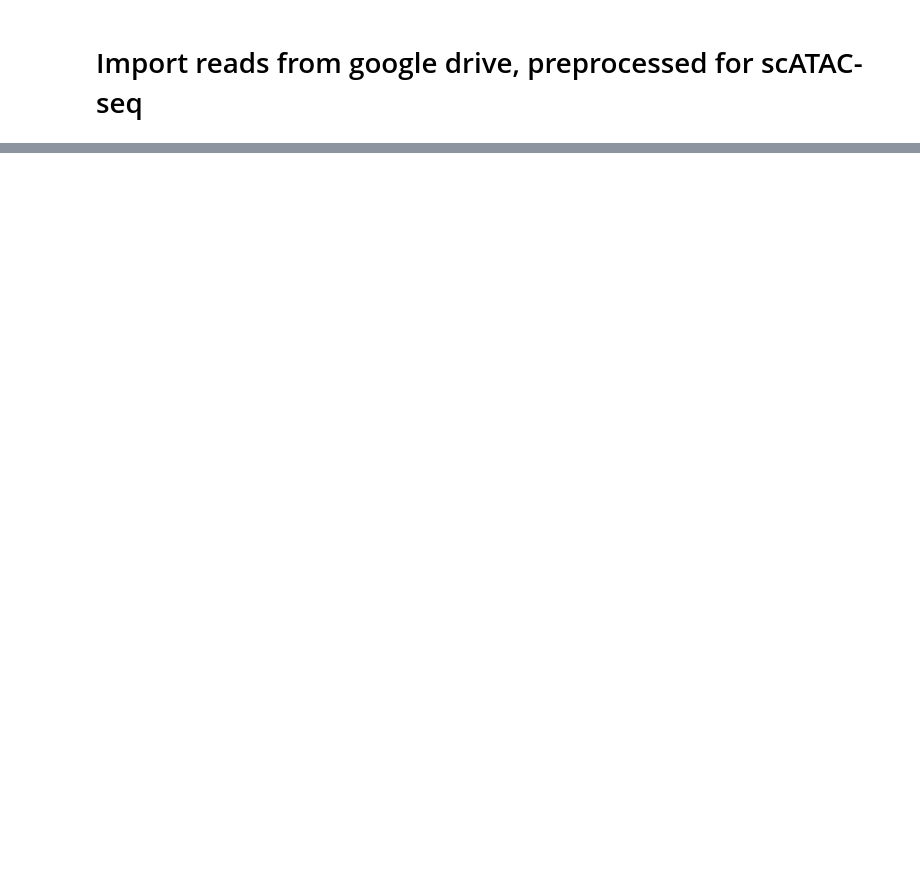
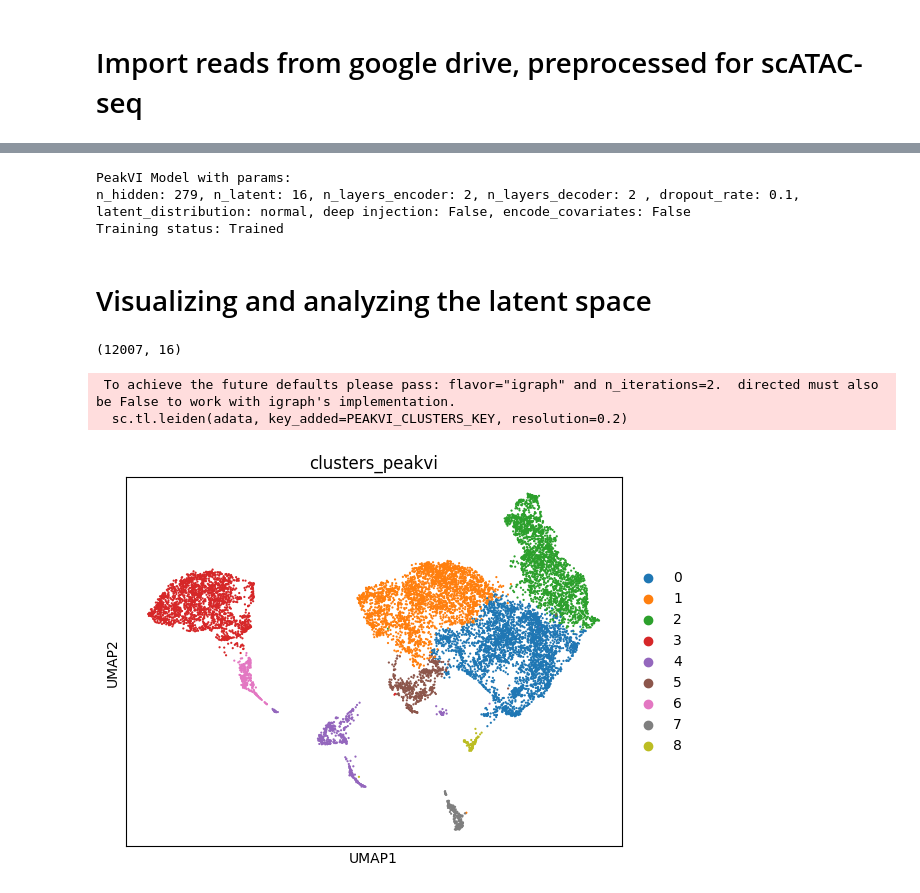
Before and after one commit to Droslj/scATAC-seq-complete-, a Jupyter notebook: scATAC_seq_(1)_scVI_exec.ipynb, the cells around one changed output, grey strips where cells are left out. Saved outputs shown, nothing was run; the diff lists cells and outputs as text; code cells hidden in the pictures; blank space fills up the shorter version.

```diff
--- a/scATAC_seq_(1)_scVI_exec.ipynb
+++ b/scATAC_seq_(1)_scVI_exec.ipynb
@@ -91,0 +165,3 @@ adata = sc.read_h5ad('/content/drive/MyDrive/Colab Notebooks/AD_combined_scvi.h5
+# %%
+model = scvi.model.PEAKVI(adata)
+model.train()
@@ -91,0 +208,33 @@ adata = sc.read_h5ad('/content/drive/MyDrive/Colab Notebooks/AD_combined_scvi.h5
+# %%
+model
+# %% [output]
+PeakVI Model with params:
+n_hidden: 279, n_latent: 16, n_layers_encoder: 2, n_layers_decoder: 2 , dropout_rate: 0.1,
+latent_distribution: normal, deep injection: False, encode_covariates: False
+Training status: Trained
+# %% [markdown]
+# Visualizing and analyzing the latent space
+# %%
+PEAKVI_LATENT_KEY = "X_peakvi"
+
+latent = model.get_latent_representation()
+adata.obsm[PEAKVI_LATENT_KEY] = latent
+latent.shape
+# %% [output]
+(12007, 16)
+# %%
+PEAKVI_CLUSTERS_KEY = "clusters_peakvi"
+
+# compute the k-nearest-neighbor graph that is used in both clustering and umap algorithms
+sc.pp.neighbors(adata, use_rep=PEAKVI_LATENT_KEY, bat)
+# compute the umap
+sc.tl.umap(adata, min_dist=0.2)
+# cluster the space (we use a lower resolution to get fewer clusters than the default)
+sc.tl.leiden(adata, key_added=PEAKVI_CLUSTERS_KEY, resolution=0.2)
+# %% [output]
+ To achieve the future defaults please pass: flavor="igraph" and n_iterations=2.  directed must also be False to work with igraph's implementation.
+  sc.tl.leiden(adata, key_added=PEAKVI_CLUSTERS_KEY, resolution=0.2)
+# %%
+sc.pl.umap(adata, color=PEAKVI_CLUSTERS_KEY)
+# %% [output]
+[figure, added]
```
Also changed, not shown: parts of 32 cells of this notebook.
